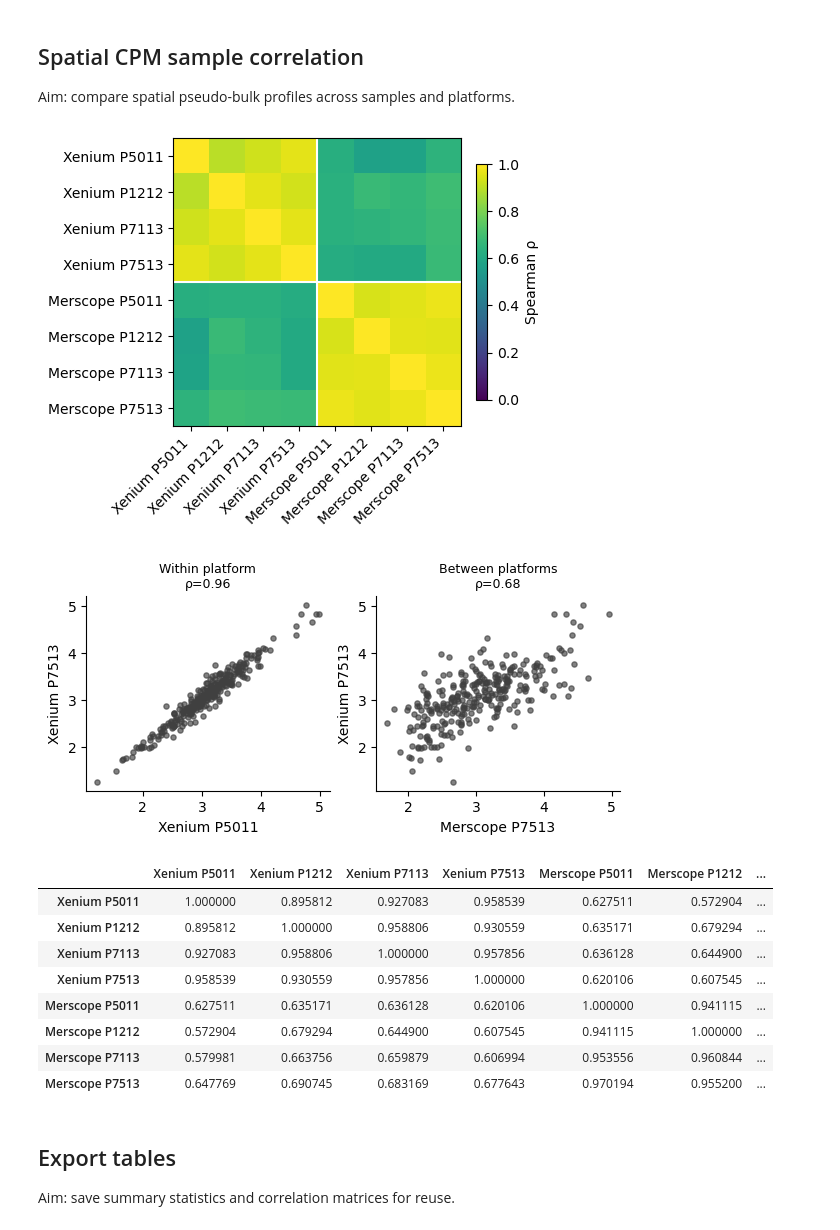
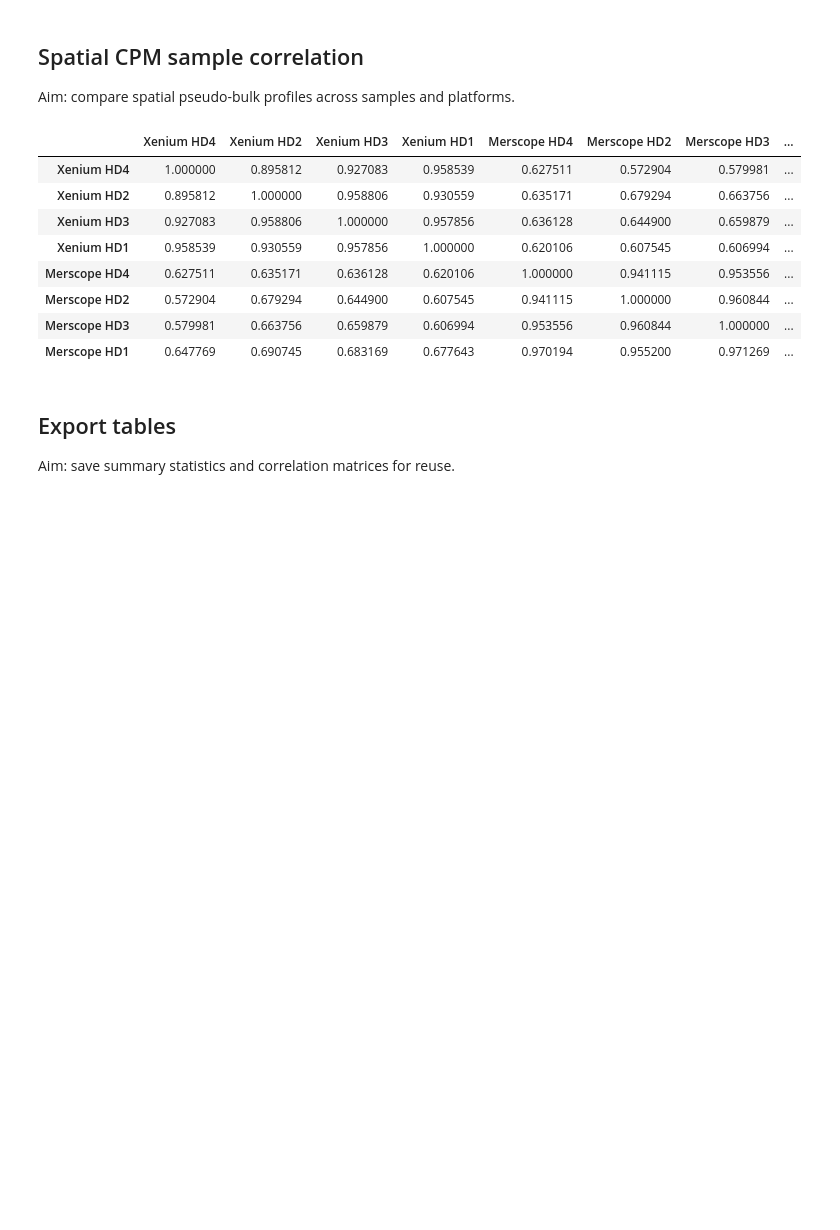
Before and after one commit to bourdenxlab/MerXen, a Jupyter notebook: notebooks/bulkseq_spatial_tpm_cpm_spearman.ipynb, the cells around one changed output. Drawn from its saved outputs; the diff is of its cells as text; code cells hidden in the pictures; blank space fills up the shorter version.

```diff
--- a/notebooks/bulkseq_spatial_tpm_cpm_spearman.ipynb
+++ b/notebooks/bulkseq_spatial_tpm_cpm_spearman.ipynb
@@ -16,6 +18,7 @@ import pandas as pd
 import spatialdata as sd
 from scipy.stats import spearmanr, ttest_rel
 
+from merxen.privacy import to_real
 from merxen.qc.gene_comparison import apply_dataset_filter
 
 MERXEN_ROOT = Path(os.environ.get("MERXEN_ROOT", Path.cwd().parent)).resolve()
@@ -28,11 +31,10 @@ FPKM_TSV = BULKSEQ / "MerXenRNAseq.gene.FPKM.txt"
 SPATIAL_ZARR = Path("latest") / "latest_spatialdata.zarr"
 GENE_COLUMNS = ["gene", "feature_name", "target", "gene_name"]
 
+# Samples are named by aliases; the bulk-seq column of each carries its real name.
 SAMPLE_TO_FPKM_COL = {
-    "P5011": "S1_5011",
-    "P1212": "S2_1212",
-    "P7113": "S3_7113",
-    "P7513": "S4_7513",
+    sample: to_real(sample, form="bulk_column")
+    for sample in ("HD4", "HD2", "HD3", "HD1")
 }
 SAMPLES = list(SAMPLE_TO_FPKM_COL)
 PLATFORMS = {"Xenium": "xenium", "Merscope": "merscope"}
@@ -80,7 +82,7 @@ summary_rows = []
 
 for sample in SAMPLES:
     for platform, folder in PLATFORMS.items():
-        zarr_path = RESULTS / sample / folder / SPATIAL_ZARR
+        zarr_path = RESULTS / to_real(sample) / folder / SPATIAL_ZARR
         sdata = sd.read_zarr(zarr_path)
         points_key = next((k for k in sdata.points if "transcript" in str(k).lower()), None)
         if points_key is None:
@@ -379,46 +379,44 @@ ax.axhline(len(SAMPLES) - 0.5, color="white", lw=1.5)
 ax.axvline(len(SAMPLES) - 0.5, color="white", lw=1.5)
 fig.colorbar(im, ax=ax, shrink=0.65, label="Spearman ρ")
 plt.savefig(FIGURES / "spatial_cpm_sample_spearman.png", dpi=300)
 plt.savefig(FIGURES / "spatial_cpm_sample_spearman.pdf")
 plt.show()
 
 example_pairs = {
-    "Within platform": ("Xenium P5011", "Xenium P7513"),
-    "Between platforms": ("Merscope P7513", "Xenium P7513"),
+    "Within platform": ("Xenium HD4", "Xenium HD1"),
+    "Between platforms": ("Merscope HD1", "Xenium HD1"),
 }
 
 fig, axes = plt.subplots(1, 2, figsize=(5.8, 2.8), constrained_layout=True)
 for ax, (label, (x_col, y_col)) in zip(axes, example_pairs.items()):
     rho = profile_corr.loc[x_col, y_col]
     ax.scatter(
         np.log10(spatial_cpm_matrix[x_col] + 1),
         np.log10(spatial_cpm_matrix[y_col] + 1),
         s=14,
         alpha=0.65,
         color="0.25",
     )
     ax.set_title(f"{label}\nρ={rho:.2f}", fontsize=9)
     ax.set_xlabel(x_col)
     ax.set_ylabel(y_col)
     ax.spines[["top", "right"]].set_visible(False)
 
 plt.savefig(FIGURES / "spatial_cpm_sample_spearman_examples.png", dpi=300)
 plt.savefig(FIGURES / "spatial_cpm_sample_spearman_examples.pdf")
 plt.show()
 
 profile_corr
 # %% [output]
-[figure, removed]
-[figure, removed]
-|  | Xenium P5011 | Xenium P1212 | Xenium P7113 | Xenium P7513 | Merscope P5011 | Merscope P1212 | ... |
-| Xenium P5011 | 1.000000 | 0.895812 | 0.927083 | 0.958539 | 0.627511 | 0.572904 | ... |
-| Xenium P1212 | 0.895812 | 1.000000 | 0.958806 | 0.930559 | 0.635171 | 0.679294 | ... |
-| Xenium P7113 | 0.927083 | 0.958806 | 1.000000 | 0.957856 | 0.636128 | 0.644900 | ... |
-| Xenium P7513 | 0.958539 | 0.930559 | 0.957856 | 1.000000 | 0.620106 | 0.607545 | ... |
-| Merscope P5011 | 0.627511 | 0.635171 | 0.636128 | 0.620106 | 1.000000 | 0.941115 | ... |
-| Merscope P1212 | 0.572904 | 0.679294 | 0.644900 | 0.607545 | 0.941115 | 1.000000 | ... |
-| Merscope P7113 | 0.579981 | 0.663756 | 0.659879 | 0.606994 | 0.953556 | 0.960844 | ... |
-| Merscope P7513 | 0.647769 | 0.690745 | 0.683169 | 0.677643 | 0.970194 | 0.955200 | ... |
+|  | Xenium HD4 | Xenium HD2 | Xenium HD3 | Xenium HD1 | Merscope HD4 | Merscope HD2 | Merscope HD3 | ... |
+| Xenium HD4 | 1.000000 | 0.895812 | 0.927083 | 0.958539 | 0.627511 | 0.572904 | 0.579981 | ... |
+| Xenium HD2 | 0.895812 | 1.000000 | 0.958806 | 0.930559 | 0.635171 | 0.679294 | 0.663756 | ... |
+| Xenium HD3 | 0.927083 | 0.958806 | 1.000000 | 0.957856 | 0.636128 | 0.644900 | 0.659879 | ... |
+| Xenium HD1 | 0.958539 | 0.930559 | 0.957856 | 1.000000 | 0.620106 | 0.607545 | 0.606994 | ... |
+| Merscope HD4 | 0.627511 | 0.635171 | 0.636128 | 0.620106 | 1.000000 | 0.941115 | 0.953556 | ... |
+| Merscope HD2 | 0.572904 | 0.679294 | 0.644900 | 0.607545 | 0.941115 | 1.000000 | 0.960844 | ... |
+| Merscope HD3 | 0.579981 | 0.663756 | 0.659879 | 0.606994 | 0.953556 | 0.960844 | 1.000000 | ... |
+| Merscope HD1 | 0.647769 | 0.690745 | 0.683169 | 0.677643 | 0.970194 | 0.955200 | 0.971269 | ... |
 # %% [markdown]
 ## Export tables
 
```
Also changed, not shown: parts of 6 cells of this notebook, 10 other files.
